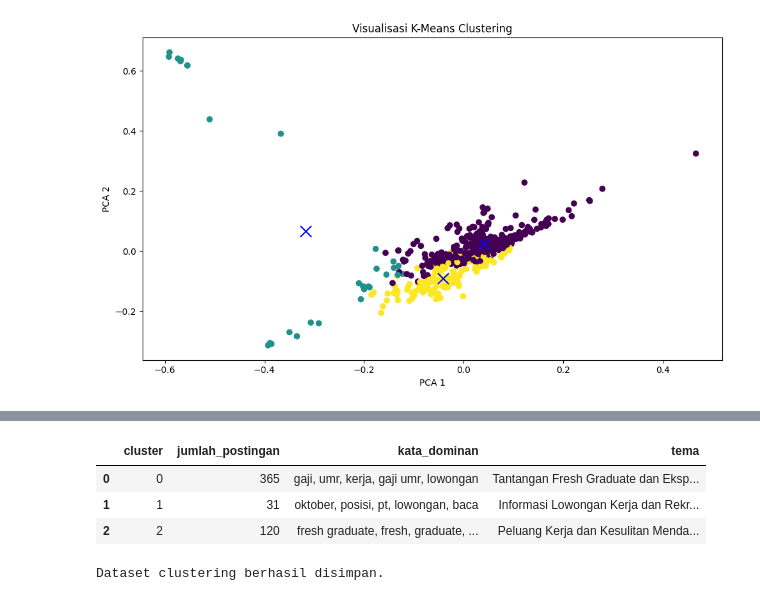
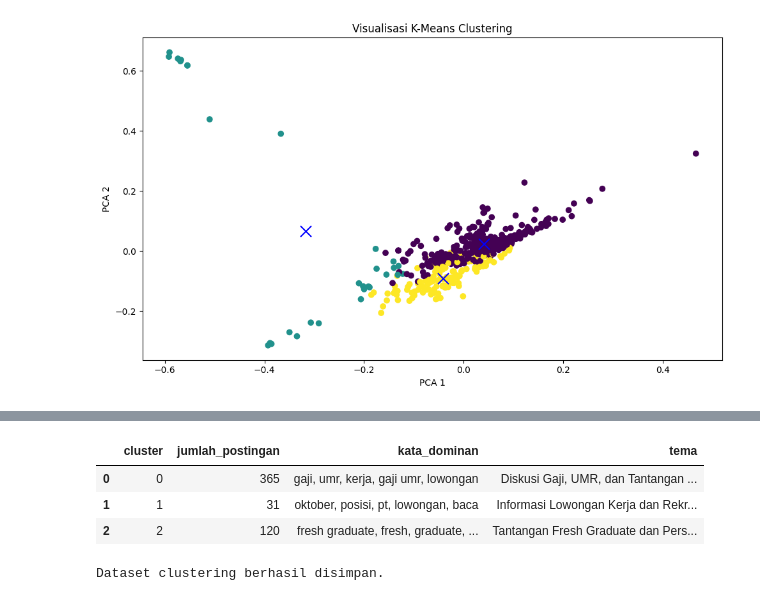
Before and after one commit to Bayustudent56/kelompok_2-_kerja, a Jupyter notebook: Tugas_Kelompok_2.ipynb, the cells around one changed output, grey strips where cells are left out. Cells and saved outputs as stored; diff of their text form; code cells hidden in the pictures.

```diff
--- a/Tugas_Kelompok_2.ipynb
+++ b/Tugas_Kelompok_2.ipynb
@@ -701,39 +785,39 @@ ringkasan_cluster = []
 
 # Menentukan tema berdasarkan contoh postingan setiap cluster
 tema_cluster = {
-    0: "Tantangan Fresh Graduate dan Ekspektasi Gaji",
+    0: "Diskusi Gaji, UMR, dan Tantangan Mencari Kerja",
     1: "Informasi Lowongan Kerja dan Rekrutmen",
-    2: "Peluang Kerja dan Kesulitan Mendapatkan Pekerjaan"
+    2: "Tantangan Fresh Graduate dan Persyaratan Pengalaman"
 }
 
 for i in range(3):
     # Menghitung jumlah postingan dalam cluster
     jumlah = int((df_cluster["cluster"] == i).sum())
 
     # Mengambil 5 kata dengan bobot tertinggi
     kata_dominan = [
         terms[ind]
         for ind in order_centroids[i, :5]
     ]
 
     # Menyimpan ringkasan setiap cluster
     ringkasan_cluster.append({
         "cluster": i,
         "jumlah_postingan": jumlah,
         "kata_dominan": ", ".join(kata_dominan),
         "tema": tema_cluster[i]
     })
 
 # Mengubah ringkasan menjadi DataFrame
 ringkasan_cluster = pd.DataFrame(ringkasan_cluster)
 
 # Menampilkan tabel ringkasan clustering
 display(ringkasan_cluster)
 # %% [output]
 |  | cluster | jumlah_postingan | kata_dominan | tema |
-| 0 | 0 | 365 | gaji, umr, kerja, gaji umr, lowongan | Tantangan Fresh Graduate dan Eksp... |
+| 0 | 0 | 365 | gaji, umr, kerja, gaji umr, lowongan | Diskusi Gaji, UMR, dan Tantangan ... |
 | 1 | 1 | 31 | oktober, posisi, pt, lowongan, baca | Informasi Lowongan Kerja dan Rekr... |
-| 2 | 2 | 120 | fresh graduate, fresh, graduate, ... | Peluang Kerja dan Kesulitan Menda... |
+| 2 | 2 | 120 | fresh graduate, fresh, graduate, ... | Tantangan Fresh Graduate dan Pers... |
 # %%
 # Menyimpan dataset yang sudah memiliki label cluster
 df_cluster.to_csv(
```
Also changed, not shown: parts of 17 cells of this notebook.
